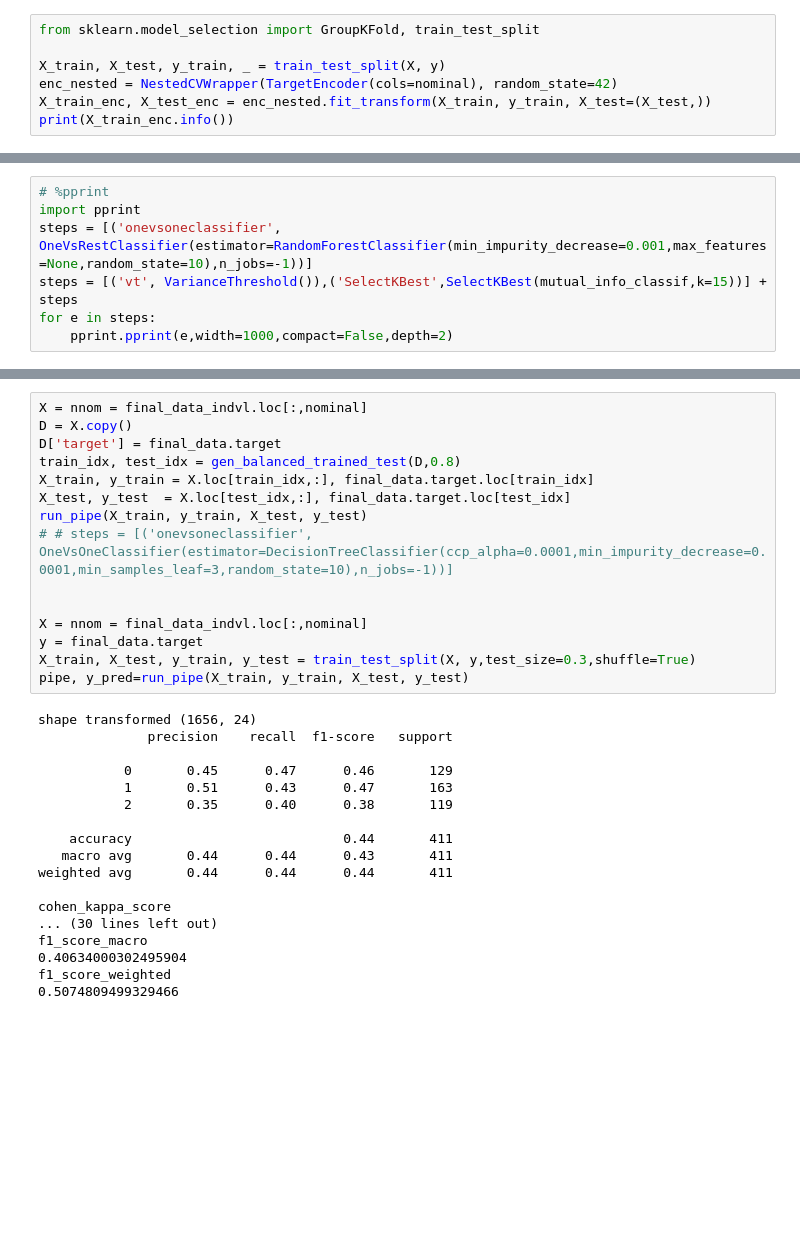
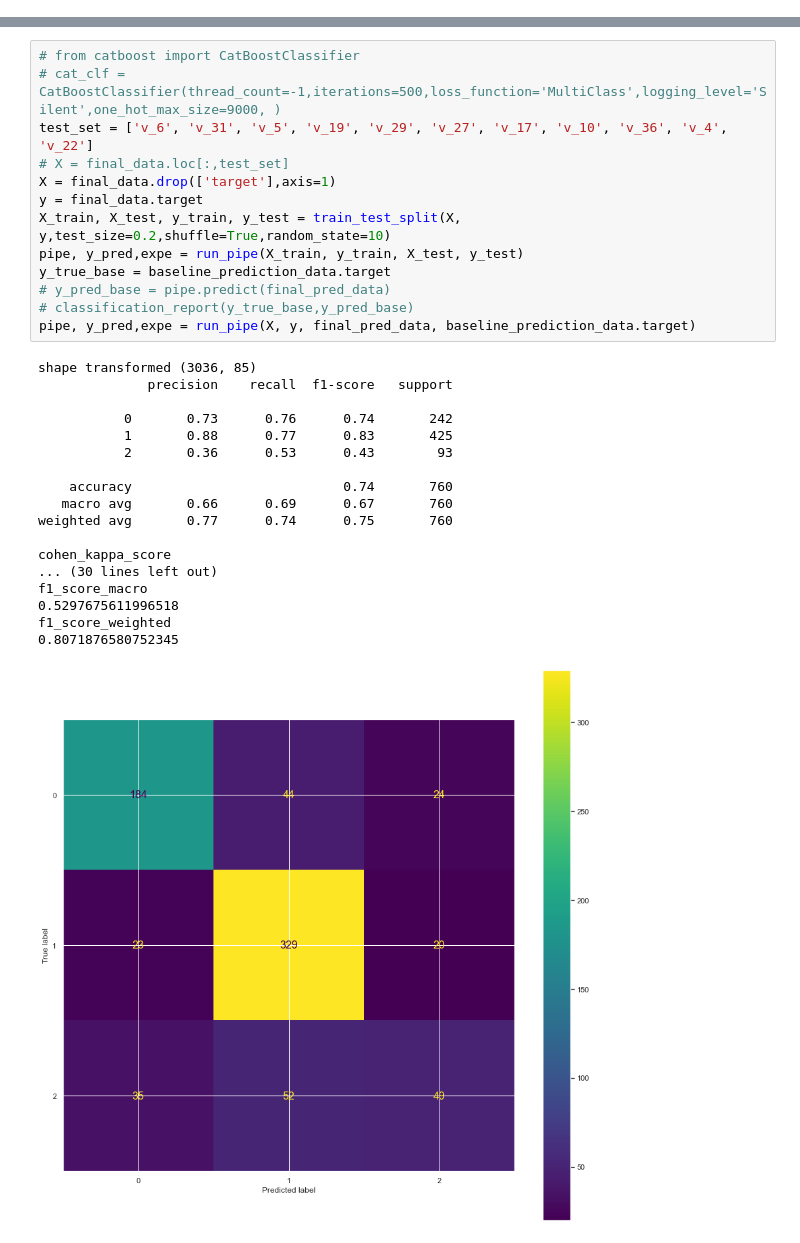
Before and after one commit to risan-raja/sdpiit, a Jupyter notebook: notebooks/ML_build.ipynb, the cells around one changed output, grey strips where cells are left out. Cells and saved outputs as stored; diff of their text form; blank space fills up the shorter version.

```diff
--- a/notebooks/ML_build.ipynb
+++ b/notebooks/ML_build.ipynb
@@ -741,7 +684,0 @@ plot_m_variance(dcol)
-# %%
-from sklearn.model_selection import GroupKFold, train_test_split
-
-X_train, X_test, y_train, _ = train_test_split(X, y)
-enc_nested = NestedCVWrapper(TargetEncoder(cols=nominal), random_state=42)
-X_train_enc, X_test_enc = enc_nested.fit_transform(X_train, y_train, X_test=(X_test,))
-print(X_train_enc.info())
@@ -767,7 +684,0 @@ None
-# %%
-# %pprint
-import pprint
-steps = [('onevsoneclassifier',  OneVsRestClassifier(estimator=RandomForestClassifier(min_impurity_decrease=0.001,max_features=None,random_state=10),n_jobs=-1))]
-steps = [('vt', VarianceThreshold()),('SelectKBest',SelectKBest(mutual_info_classif,k=15))] + steps
-for e in steps:
-    pprint.pprint(e,width=1000,compact=False,depth=2)
@@ -826,33 +729,32 @@ def run_pipe( X_train, y_train, X_test, y_test):
-# %%
-X = nnom = final_data_indvl.loc[:,nominal]
-D = X.copy()
-D['target'] = final_data.target
-train_idx, test_idx = gen_balanced_trained_test(D,0.8)
-X_train, y_train = X.loc[train_idx,:], final_data.target.loc[train_idx]
-X_test, y_test  = X.loc[test_idx,:], final_data.target.loc[test_idx]
-run_pipe(X_train, y_train, X_test, y_test)
-# # steps = [('onevsoneclassifier',  OneVsOneClassifier(estimator=DecisionTreeClassifier(ccp_alpha=0.0001,min_impurity_decrease=0.0001,min_samples_leaf=3,random_state=10),n_jobs=-1))]
-
-
-X = nnom = final_data_indvl.loc[:,nominal]
-y = final_data.target
-X_train, X_test, y_train, y_test = train_test_split(X, y,test_size=0.3,shuffle=True)
-pipe, y_pred=run_pipe(X_train, y_train, X_test, y_test)
-# %% [output]
-shape transformed (1656, 24)
-              precision    recall  f1-score   support
-
-           0       0.45      0.47      0.46       129
-           1       0.51      0.43      0.47       163
-           2       0.35      0.40      0.38       119
-
-    accuracy                           0.44       411
-   macro avg       0.44      0.44      0.43       411
-weighted avg       0.44      0.44      0.44       411
-
-cohen_kappa_score
-... (30 lines left out)
-f1_score_macro
-0.40634000302495904
-f1_score_weighted
-0.5074809499329466
+# %%
+# from catboost import CatBoostClassifier
+# cat_clf = CatBoostClassifier(thread_count=-1,iterations=500,loss_function='MultiClass',logging_level='Silent',one_hot_max_size=9000, )
+test_set = ['v_6', 'v_31', 'v_5', 'v_19', 'v_29', 'v_27', 'v_17', 'v_10', 'v_36', 'v_4', 'v_22']
+# X = final_data.loc[:,test_set]
+X = final_data.drop(['target'],axis=1)
+y = final_data.target
+X_train, X_test, y_train, y_test = train_test_split(X, y,test_size=0.2,shuffle=True,random_state=10)
+pipe, y_pred,expe = run_pipe(X_train, y_train, X_test, y_test)
+y_true_base = baseline_prediction_data.target
+# y_pred_base = pipe.predict(final_pred_data)
+# classification_report(y_true_base,y_pred_base)
+pipe, y_pred,expe = run_pipe(X, y, final_pred_data, baseline_prediction_data.target)
+# %% [output]
+shape transformed (3036, 85)
+              precision    recall  f1-score   support
+
+           0       0.73      0.76      0.74       242
+           1       0.88      0.77      0.83       425
+           2       0.36      0.53      0.43        93
+
+    accuracy                           0.74       760
+   macro avg       0.66      0.69      0.67       760
+weighted avg       0.77      0.74      0.75       760
+
+cohen_kappa_score
+... (30 lines left out)
+f1_score_macro
+0.5297675611996518
+f1_score_weighted
+0.8071876580752345
+[figure, added]
```
Also changed, not shown: parts of 19 cells of this notebook, 3 other files.
